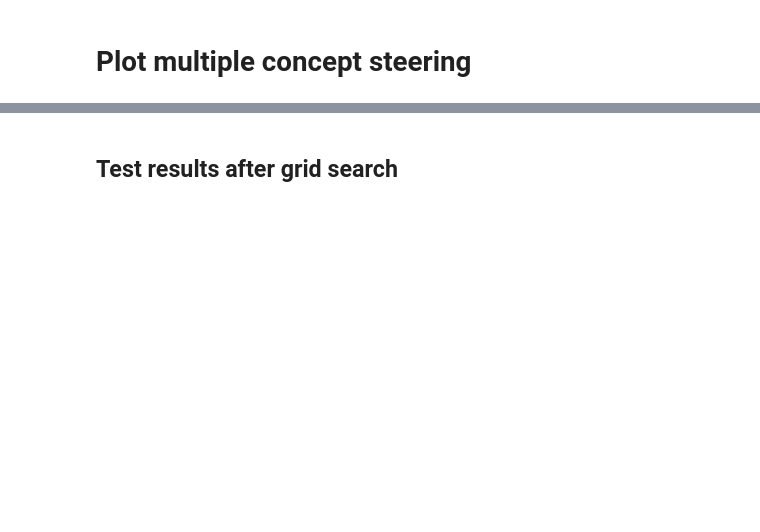
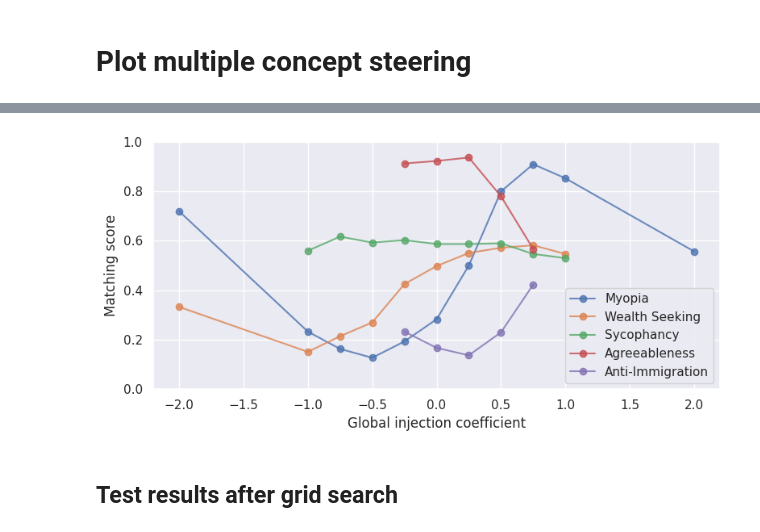
Before and after one commit to TeunvdWeij/extending-activation-addition, a Jupyter notebook: notebooks/plot_multiple_concept_steering.ipynb, the cells around one changed output, grey strips where cells are left out. Cells and saved outputs as stored; diff of their text form; code cells hidden in the pictures; blank space fills up the shorter version.

Commit message:
new plotting

```diff
--- a/notebooks/plot_multiple_concept_steering.ipynb
+++ b/notebooks/plot_multiple_concept_steering.ipynb
@@ -9,3 +31,16 @@ import pandas as pd
+# %%
+def format_text(text, mode="names"):
+    if mode == "names":
+        format_dict = FORMAT_NAMES
+    elif mode == "combinations":
+        format_dict = FORMAT_COMBINATIONS
+    else:
+        raise ValueError("Wrong mode.")
+
+    try:
+        return format_dict[text].title()
+    except KeyError:
+        return text.title()
 # %%
-with open("../results/multi-steering/multiple_steering_results__positive_ic_v1.4.json") as f:
+with open("../results/multi_steering/simultaneous_steering_v1.0.json") as f:
     results = json.load(f)
@@ -60,3 +87,31 @@ for name, dataset_results in results.items():
+# %%
+# create a seaborn style graph
+sns.set_theme()
+
+fig, ax = plt.subplots(figsize=(8, 4))
+
+
+for name, scores in y_dict.items():
+	# 1. Pair the elements from both lists
+	paired = list(zip(x, scores))
+
+	# 2. Sort the pairs by the second item (from list B)
+	paired_sorted = sorted(paired, key=lambda x: x[0])
+
+	# 3. Extract the sorted elements from list A
+	x_sorted = [item[0] for item in paired_sorted]
+	scores_sorted = [item[1] for item in paired_sorted]
+
+	ax.plot(x_sorted, scores_sorted, marker="o", label=format_text(name, mode="names"), alpha=0.8)
+
+ax.set_ylim(0, 1)
+ax.set_xlabel("Global injection coefficient")
+ax.set_ylabel("Matching score")
+plt.legend()
+fig.tight_layout()
+plt.show()
+# %% [output]
+[figure, added]
 # %% [markdown]
 ## Test results after grid search
 # %%
```
Also changed, not shown: parts of 22 cells of this notebook.
